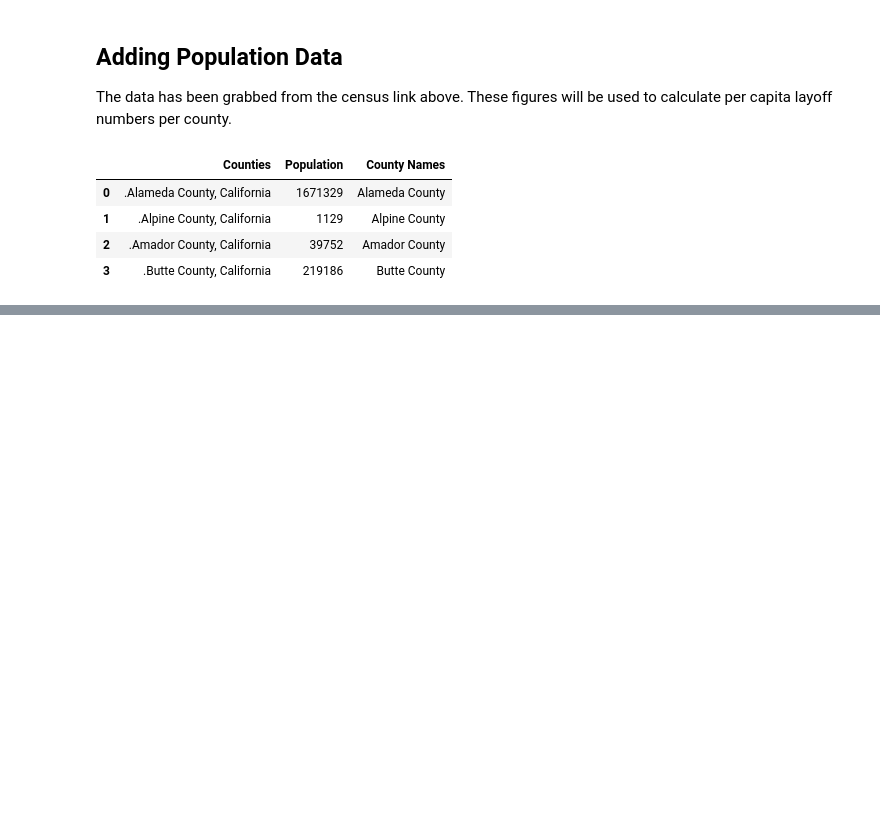
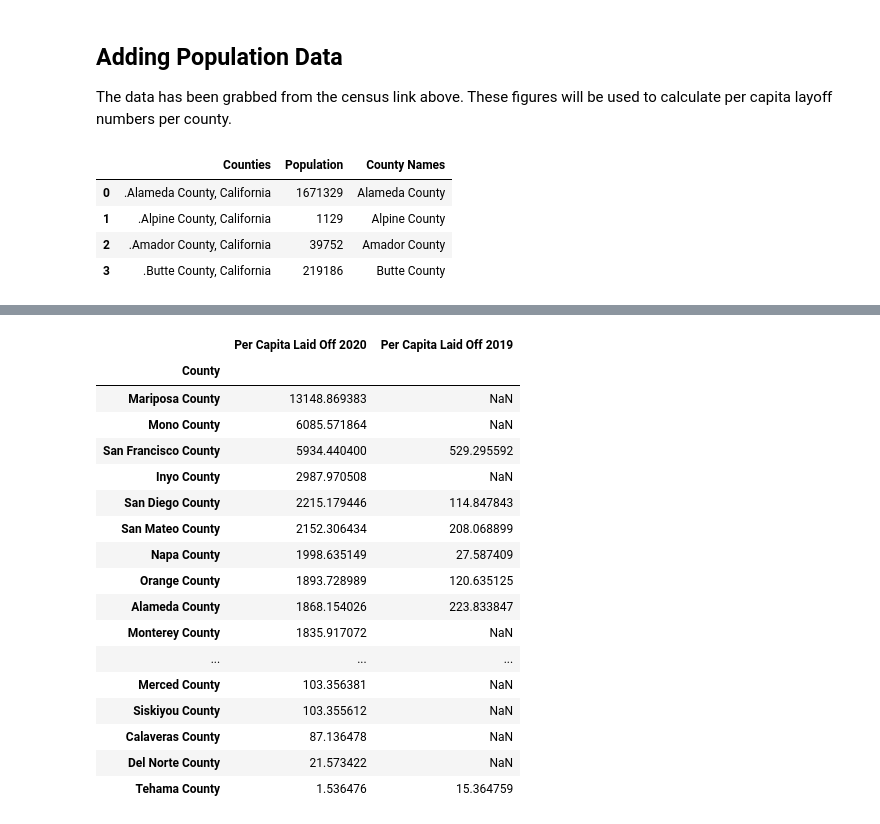
Before and after one commit to biglocalnews/WARN_Cali_analysis, a Jupyter notebook: hardest_hit/hard_hit_clean_city.ipynb, the cells around one changed output, grey strips where cells are left out. Cells and saved outputs as stored; diff of their text form; code cells hidden in the pictures; blank space fills up the shorter version.

```diff
--- a/hardest_hit/hard_hit_clean_city.ipynb
+++ b/hardest_hit/hard_hit_clean_city.ipynb
@@ -301,0 +391,4 @@ cali_merge[cali_merge[['Company 2', 'City 2', 'County', 'Employees', 'Year']].du
+# %%
+cali_info_and_sums_19['Per Capita Laid Off 2019'] = (cali_info_and_sums_19['Total Emp. Laid Off in County']/cali_info_and_sums_19['Population']) * 100000
+per_capita_laid_off = cali_info_and_sums_19[['County', 'Per Capita Laid Off 2019']]
+per_capita_laid_off.groupby("County").max().sort_values(by='Per Capita Laid Off 2019', ascending=False)
@@ -301,0 +414,6 @@ cali_merge[cali_merge[['Company 2', 'City 2', 'County', 'Employees', 'Year']].du
+# %%
+# Calculations for 20
+
+employees_sum_2020 = cali_2020_info[['County','Employees']]
+layoffs_sum_2020 = employees_sum_2020.groupby('County').agg('sum')
+layoffs_sum_2020.reset_index()
@@ -301,0 +438,4 @@ cali_merge[cali_merge[['Company 2', 'City 2', 'County', 'Employees', 'Year']].du
+# %%
+cali_info_and_sums_20 = pd.merge(cali_2020_info, layoffs_sum_2020, how="left", left_on="County", right_on="County")
+cali_info_and_sums_20.rename(columns={'Employees_y':'Total Emp. Laid Off in County', 'Employees_x':'Employees'}, inplace=True)
+cali_info_and_sums_20.head()
@@ -301,0 +449,4 @@ cali_merge[cali_merge[['Company 2', 'City 2', 'County', 'Employees', 'Year']].du
+# %%
+cali_info_and_sums_20['Per Capita Laid Off 2020'] = (cali_info_and_sums_20['Total Emp. Laid Off in County']/cali_info_and_sums_20['Population']) * 100000
+per_capita_laid_off_20 = cali_info_and_sums_20[['County', 'Per Capita Laid Off 2020']]
+per_capita_laid_off_20.groupby("County").max().sort_values(by='Per Capita Laid Off 2020', ascending=False)
@@ -301,0 +472,22 @@ cali_merge[cali_merge[['Company 2', 'City 2', 'County', 'Employees', 'Year']].du
+# %%
+per_capitas = pd.merge(per_capita_laid_off_20, per_capita_laid_off, how='left', left_on="County", right_on="County")
+per_capitas.groupby("County").max().sort_values(by='Per Capita Laid Off 2020', ascending=False)
+# %% [output]
+|  | Per Capita Laid Off 2020 | Per Capita Laid Off 2019 |
+| County |  |  |
+| Mariposa County | 13148.869383 | NaN |
+| Mono County | 6085.571864 | NaN |
+| San Francisco County | 5934.440400 | 529.295592 |
+| Inyo County | 2987.970508 | NaN |
+| San Diego County | 2215.179446 | 114.847843 |
+| San Mateo County | 2152.306434 | 208.068899 |
+| Napa County | 1998.635149 | 27.587409 |
+| Orange County | 1893.728989 | 120.635125 |
+| Alameda County | 1868.154026 | 223.833847 |
+| Monterey County | 1835.917072 | NaN |
+| ... | ... | ... |
+| Merced County | 103.356381 | NaN |
+| Siskiyou County | 103.355612 | NaN |
+| Calaveras County | 87.136478 | NaN |
+| Del Norte County | 21.573422 | NaN |
+| Tehama County | 1.536476 | 15.364759 |
```
Also changed, not shown: parts of 32 cells of this notebook, 1 other file.
